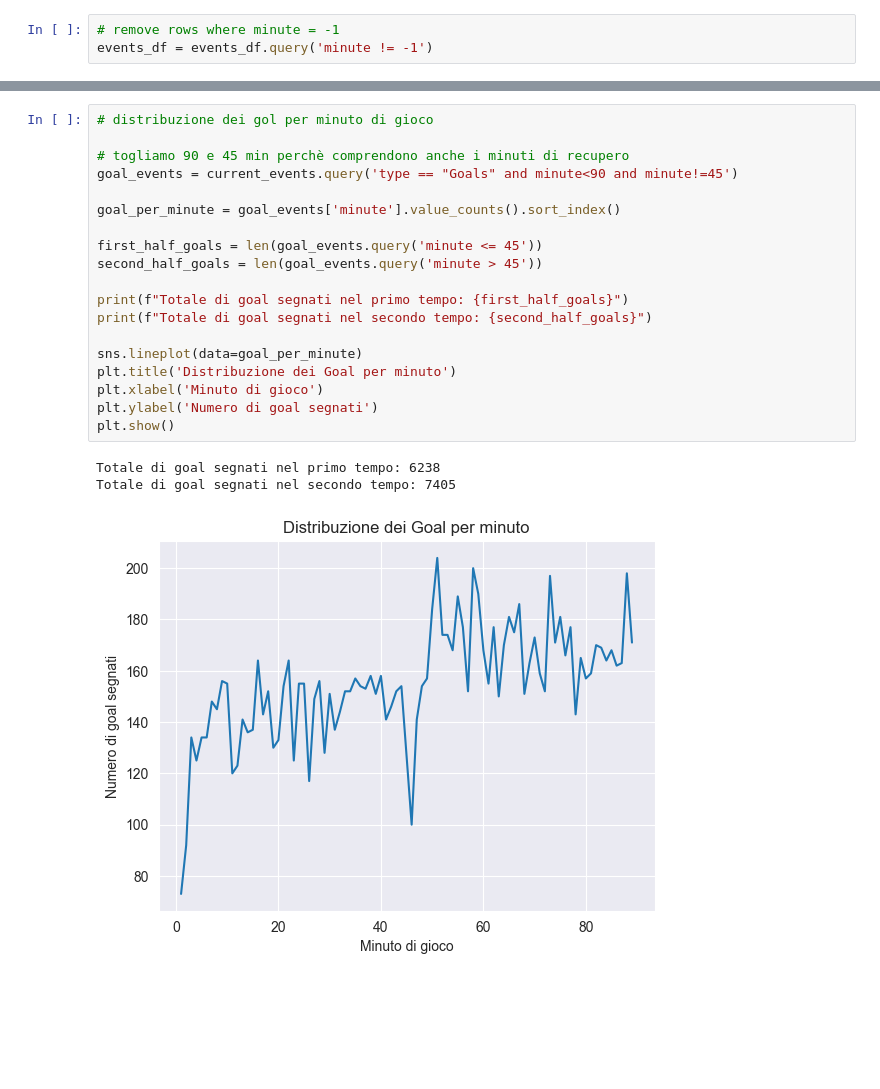
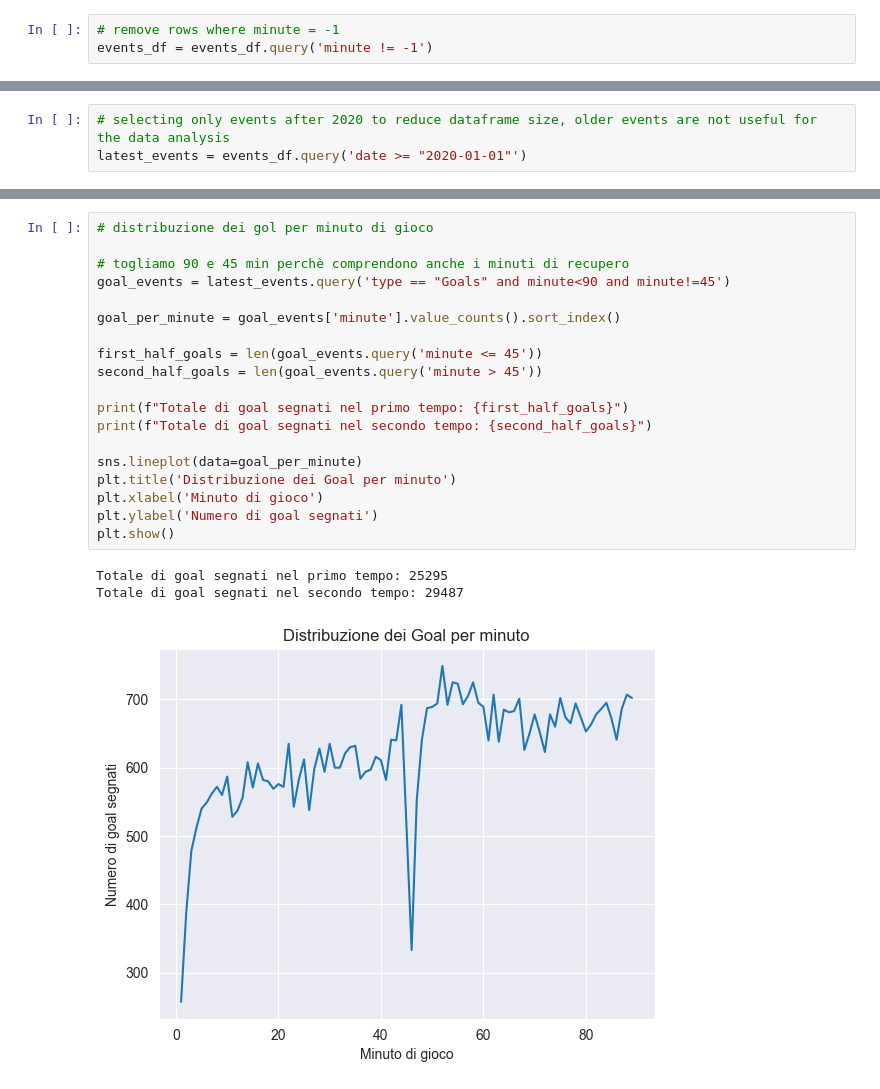
Before and after one commit to RiccardoPili/Football-Data-Analysis, a Jupyter notebook: data_preparation/game_events.ipynb, the cells around one changed output, grey strips where cells are left out. Cells and saved outputs as stored; diff of their text form; blank space fills up the shorter version.

Commit message:
riorganizzazione data preparation in competitions, game_events e game_lineups

```diff
--- a/data_preparation/game_events.ipynb
+++ b/data_preparation/game_events.ipynb
@@ -137,0 +163,3 @@ Media di minute: 64.65
+# %%
+# selecting only events after 2020 to reduce dataframe size, older events are not useful for the data analysis
+latest_events = events_df.query('date >= "2020-01-01"')
@@ -156,26 +190,26 @@ plt.show()
 # %%
 # distribuzione dei gol per minuto di gioco
 
 # togliamo 90 e 45 min perchè comprendono anche i minuti di recupero
-goal_events = current_events.query('type == "Goals" and minute<90 and minute!=45')
+goal_events = latest_events.query('type == "Goals" and minute<90 and minute!=45')
 
 goal_per_minute = goal_events['minute'].value_counts().sort_index()
 
 first_half_goals = len(goal_events.query('minute <= 45'))
 second_half_goals = len(goal_events.query('minute > 45'))
 
 print(f"Totale di goal segnati nel primo tempo: {first_half_goals}")
 print(f"Totale di goal segnati nel secondo tempo: {second_half_goals}")
 
 sns.lineplot(data=goal_per_minute)
 plt.title('Distribuzione dei Goal per minuto')
 plt.xlabel('Minuto di gioco')
 plt.ylabel('Numero di goal segnati')
 plt.show()
 # %% [output]
-Totale di goal segnati nel primo tempo: 6238
-Totale di goal segnati nel secondo tempo: 7405
+Totale di goal segnati nel primo tempo: 25295
+Totale di goal segnati nel secondo tempo: 29487
-[figure, old version]
+[figure, new version]
 # %%
 # distribuzione delle sostituzioni per minuto di gioco
 
```
Also changed, not shown: parts of 13 cells of this notebook, 7 other files.
